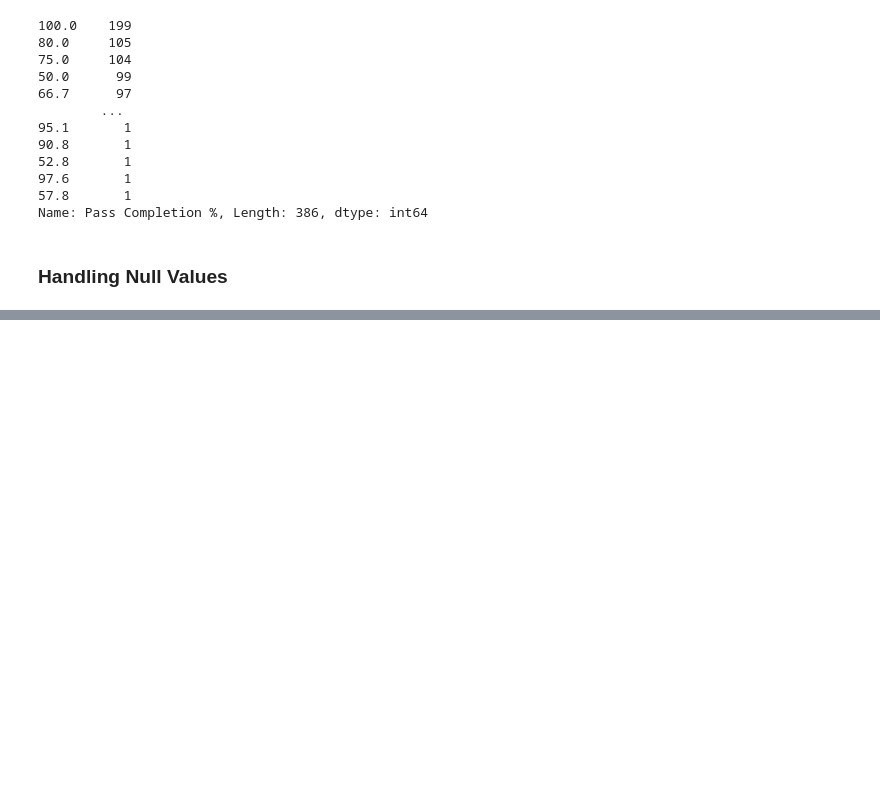
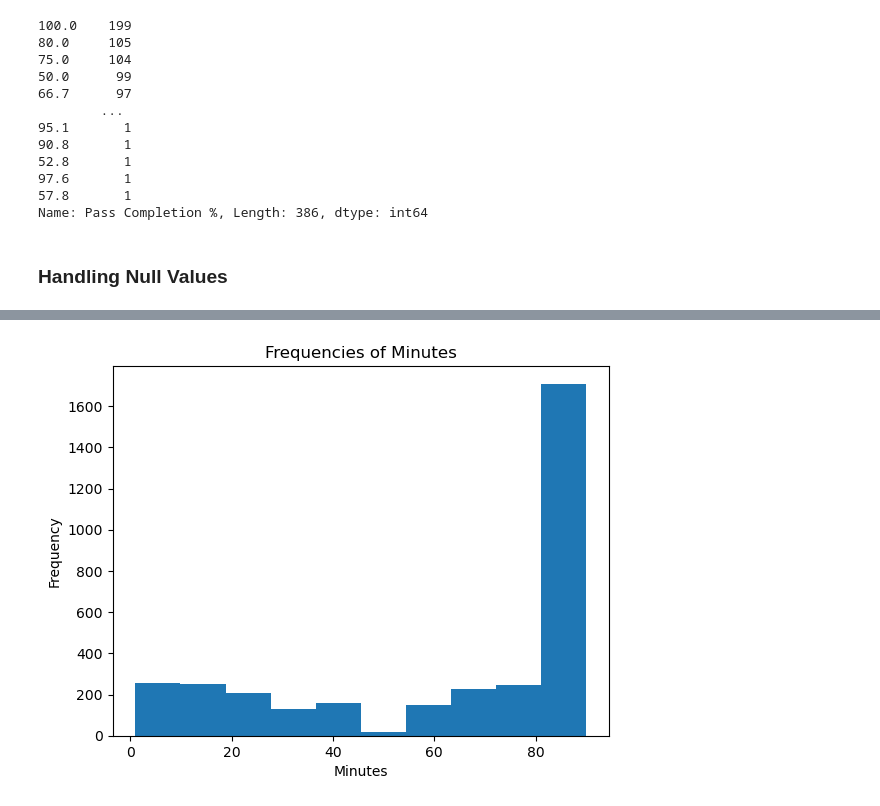
Before and after one commit to ericmckevitt/Premier-League-Goal-Prediction, a Jupyter notebook: eda.ipynb, the cells around one changed output, grey strips where cells are left out. Saved outputs shown, nothing was run; the diff lists cells and outputs as text; code cells hidden in the pictures; blank space fills up the shorter version.

```diff
--- a/eda.ipynb
+++ b/eda.ipynb
@@ -152,0 +330,10 @@ print(cleaned_sample)
+# %%
+x_axis = 'Minutes'
+
+plt.hist(df[x_axis])
+plt.ylabel("Frequency")
+plt.xlabel(x_axis)
+plt.title(f"Frequencies of {x_axis}")
+plt.show()
+# %% [output]
+[figure, added]
```
Also changed, not shown: parts of 24 cells of this notebook, 1 other file.
